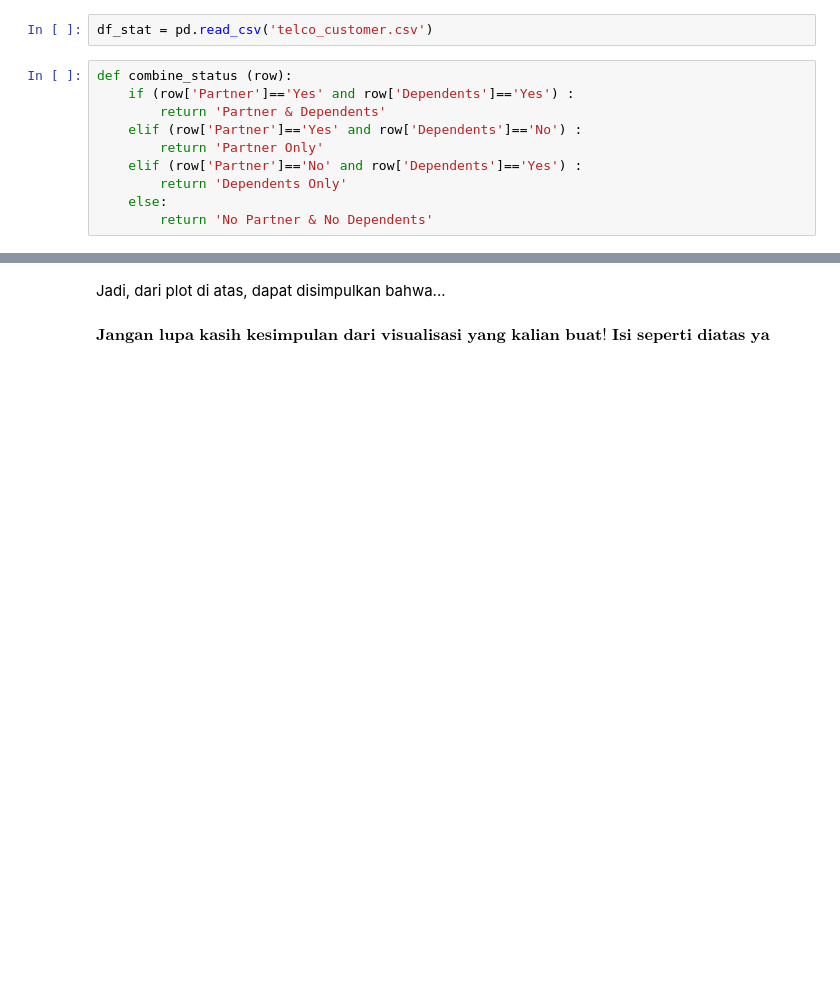
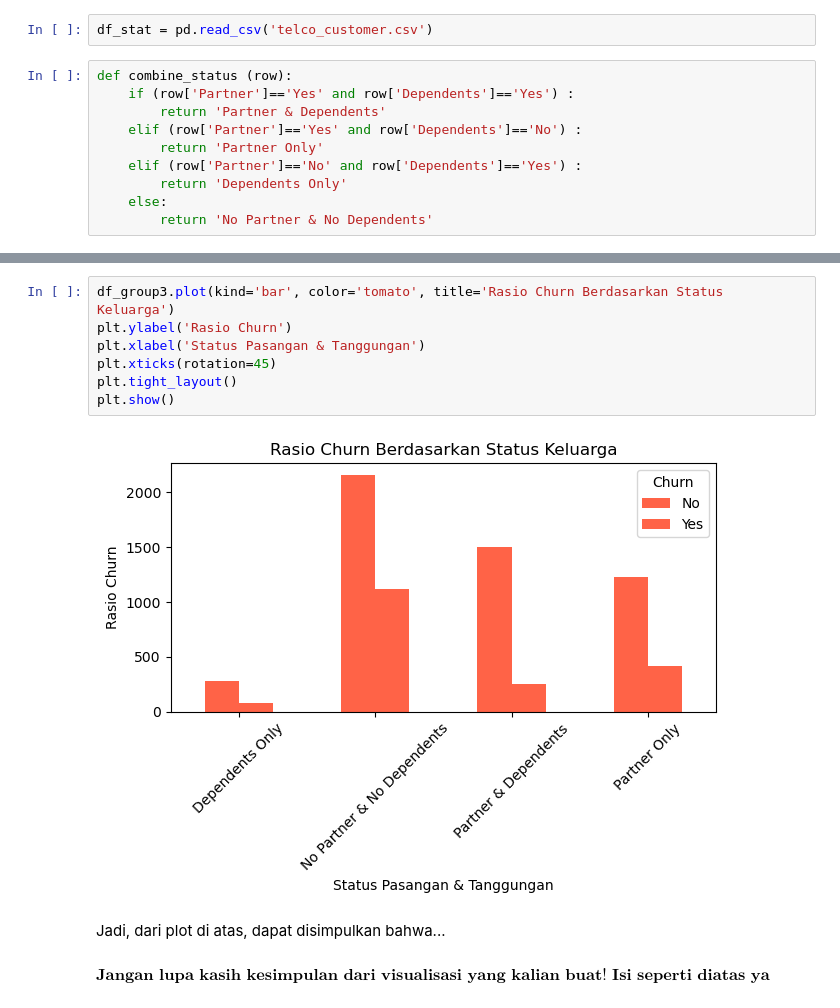
Before and after one commit to agirahmawandi/hw_datavisualitation, a Jupyter notebook: Data Visualization - Template Homework.ipynb, the cells around one changed output, grey strips where cells are left out. Drawn from its saved outputs; the diff is of its cells as text; blank space fills up the shorter version.

```diff
--- a/Data Visualization - Template Homework.ipynb
+++ b/Data Visualization - Template Homework.ipynb
@@ -288,3 +291,12 @@ sns.barplot(x='SeniorCitizen',y='Percentage',data=df_stat[df_stat['SeniorCitizen
+# %%
+df_group3.plot(kind='bar', color='tomato', title='Rasio Churn Berdasarkan Status Keluarga')
+plt.ylabel('Rasio Churn')
+plt.xlabel('Status Pasangan & Tanggungan')
+plt.xticks(rotation=45)
+plt.tight_layout()
+plt.show()
+# %% [output]
+[figure, added]
 # %% [markdown]
 Jadi, dari plot di atas, dapat disimpulkan bahwa...
 # %% [markdown]
```
Also changed, not shown: parts of 6 cells of this notebook.
